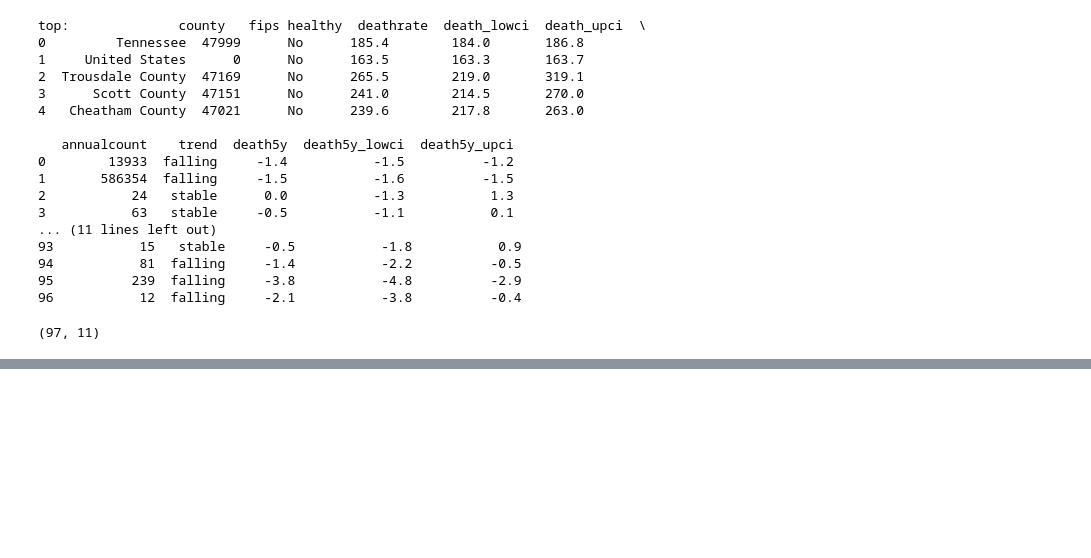
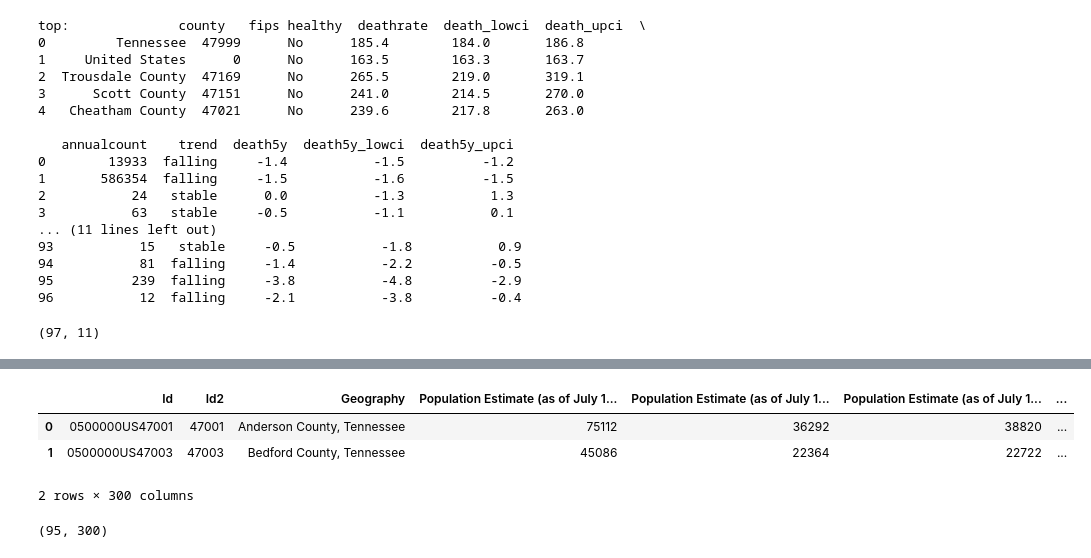
Before and after one commit to ibutera/vanderbilt-aspire-data-essentials, a Jupyter notebook: First Notebook.ipynb, the cells around one changed output, grey strips where cells are left out. Saved outputs shown, nothing was run; the diff lists cells and outputs as text; code cells hidden in the pictures; blank space fills up the shorter version.

```diff
--- a/First Notebook.ipynb
+++ b/First Notebook.ipynb
@@ -202,0 +163,21 @@ list(cleanpop_df)
+# %%
+data2011 = [col for col in cleanpop_df.columns if col.startswith('Population Estimate (as of July 1) - 2011')]
+cleanpop_df = cleanpop_df.drop(data2011, axis = 1)
+data2012 = [col for col in cleanpop_df.columns if col.startswith('Population Estimate (as of July 1) - 2012')]
+cleanpop_df = cleanpop_df.drop(data2012, axis = 1)
+data2013 = [col for col in cleanpop_df.columns if col.startswith('Population Estimate (as of July 1) - 2013')]
+cleanpop_df = cleanpop_df.drop(data2013, axis = 1)
+data2015 = [col for col in cleanpop_df.columns if col.startswith('Population Estimate (as of July 1) - 2015')]
+cleanpop_df = cleanpop_df.drop(data2015, axis = 1)
+data2016 = [col for col in cleanpop_df.columns if col.startswith('Population Estimate (as of July 1) - 2016')]
+cleanpop_df = cleanpop_df.drop(data2016, axis = 1)
+cleanpop_df.head(2)
+# %% [output]
+|  | Id | Id2 | Geography | Population Estimate (as of July 1... | Population Estimate (as of July 1... | Population Estimate (as of July 1... | ... |
+| 0 | 0500000US47001 | 47001 | Anderson County, Tennessee | 75112 | 36292 | 38820 | ... |
+| 1 | 0500000US47003 | 47003 | Bedford County, Tennessee | 45086 | 22364 | 22722 | ... |
+2 rows × 300 columns
+# %%
+cleanpop_df.shape
+# %% [output]
+(95, 300)
```
Also changed, not shown: parts of 14 cells of this notebook.
